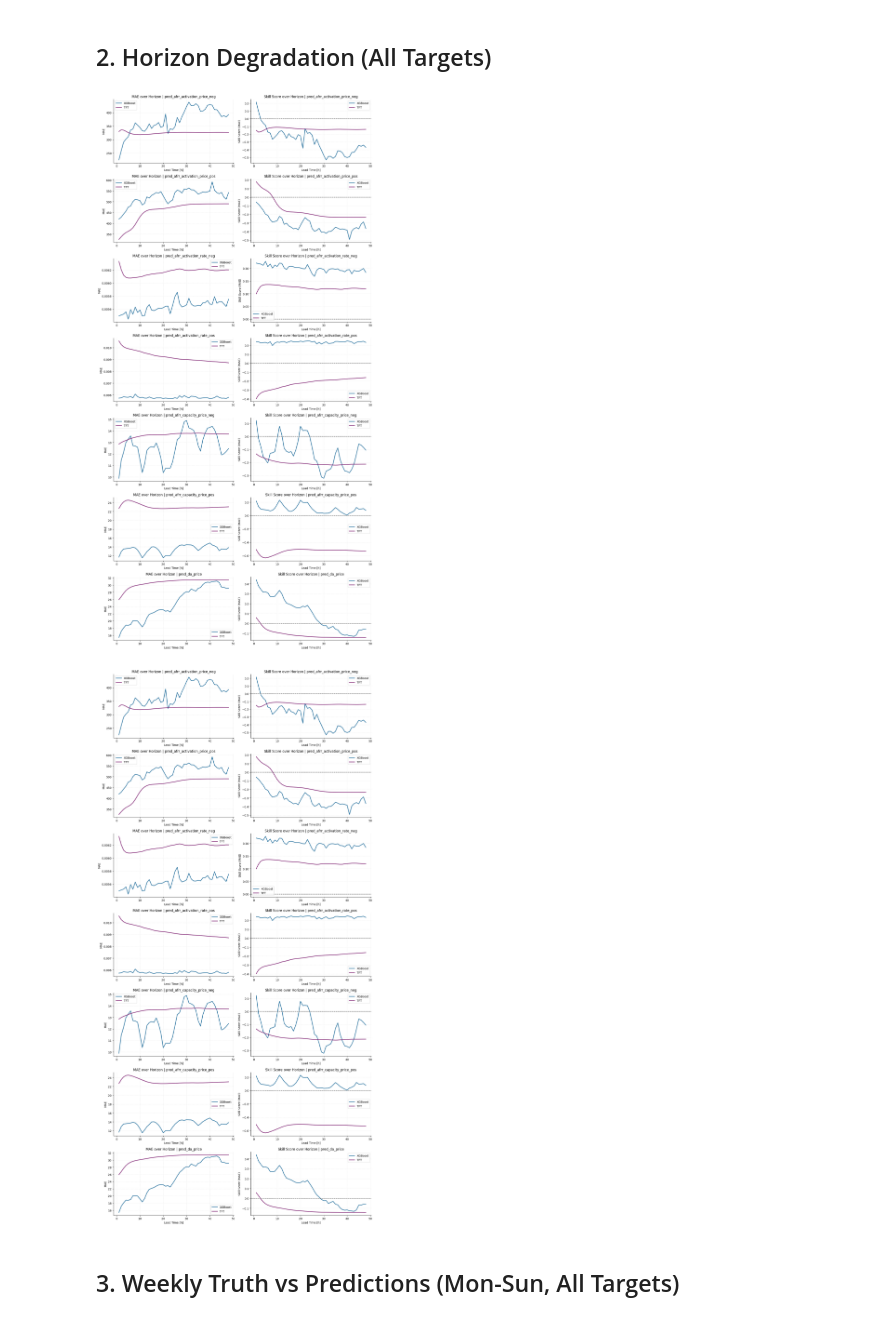
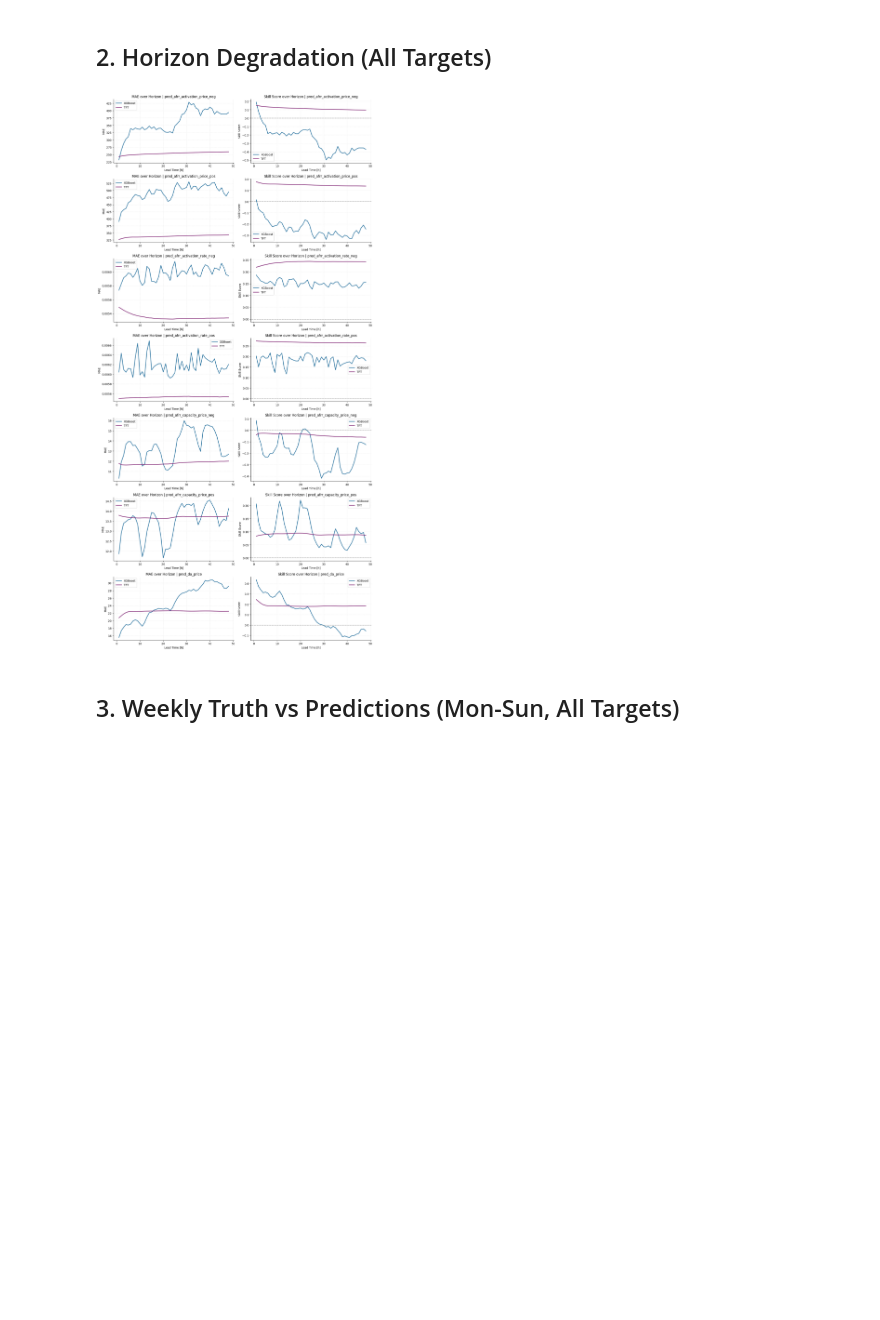
Before and after one commit to lgiesen/energy_trading, a Jupyter notebook: notebooks/benchmark_investigation.ipynb, the cells around one changed output. Saved outputs shown, nothing was run; the diff lists cells and outputs as text; code cells hidden in the pictures; blank space fills up the shorter version.

Commit message:
model: evaluate models

```diff
--- a/notebooks/benchmark_investigation.ipynb
+++ b/notebooks/benchmark_investigation.ipynb
@@ -142,44 +221,40 @@ summary_df
 # %%
 import math
 
 fig, axes = plt.subplots(len(COMMON_PRED_COLS), 2, figsize=(14, 4 * len(COMMON_PRED_COLS)), squeeze=False)
 
 for r, pred_col in enumerate(COMMON_PRED_COLS):
-    xgb_lead_path = RUN_DIR_XGB / f"{SPLIT}_{pred_col}_metrics_by_lead.csv"
-    tft_lead_path = RUN_DIR_TFT / f"{SPLIT}_{pred_col}_metrics_by_lead.csv"
-    if not xgb_lead_path.exists() or not tft_lead_path.exists():
-        axes[r, 0].text(0.5, 0.5, f"missing metrics_by_lead for {pred_col}", ha="center")
-        axes[r, 1].text(0.5, 0.5, f"missing metrics_by_lead for {pred_col}", ha="center")
+    xgb_lead = compute_metrics_by_lead_for_model(pred_col, RUN_DIR_XGB, MODEL_KEY_XGB)
+    tft_lead = compute_metrics_by_lead_for_model(pred_col, RUN_DIR_TFT, MODEL_KEY_TFT)
+
+    if xgb_lead.empty or tft_lead.empty:
+        axes[r, 0].text(0.5, 0.5, f"missing lead metrics for {pred_col}", ha="center")
+        axes[r, 1].text(0.5, 0.5, f"missing lead metrics for {pred_col}", ha="center")
         continue
-
-    xgb_lead = pd.read_csv(xgb_lead_path)
-    tft_lead = pd.read_csv(tft_lead_path)
 
     ax0 = axes[r, 0]
     ax0.plot(xgb_lead["lead_time_h"], xgb_lead["mae"], label="XGBoost", color=THESIS_PALETTE["primary"], linewidth=2)
     ax0.plot(tft_lead["lead_time_h"], tft_lead["mae"], label="TFT", color=THESIS_PALETTE["tertiary"], linewidth=2)
     ax0.set_title(f"MAE over Horizon | {pred_col}")
     ax0.set_xlabel("Lead Time [h]")
     ax0.set_ylabel("MAE")
     ax0.legend()
 
     ax1 = axes[r, 1]
     if "skill_score_mae" in xgb_lead.columns and "skill_score_mae" in tft_lead.columns:
         ax1.plot(xgb_lead["lead_time_h"], xgb_lead["skill_score_mae"], label="XGBoost", color=THESIS_PALETTE["primary"], linewidth=2)
         ax1.plot(tft_lead["lead_time_h"], tft_lead["skill_score_mae"], label="TFT", color=THESIS_PALETTE["tertiary"], linewidth=2)
-        ax1.axhline(0.0, color=THESIS_PALETTE["neutral_dark"], linestyle="--", linewidth=1.2)
-        ax1.set_ylabel("Skill Score (MAE)")
+        ax1.axhline(0.0, color="#666", linestyle="--", linewidth=1)
     else:
-        ax1.text(0.5, 0.5, "skill_score_mae not found", ha="center")
+        ax1.text(0.5, 0.5, "skill_score_mae missing", ha="center")
     ax1.set_title(f"Skill Score over Horizon | {pred_col}")
     ax1.set_xlabel("Lead Time [h]")
-    ax1.legend(loc="best")
+    ax1.set_ylabel("Skill Score")
+    ax1.legend()
 
 plt.tight_layout()
-fig
 # %% [output]
-[figure, old version]
+[figure, new version]
-[figure, removed]
 # %% [markdown]
 ## 3. Weekly Truth vs Predictions (Mon-Sun, All Targets)
 # %%
```
Also changed, not shown: parts of 5 cells of this notebook, 1 other file.
